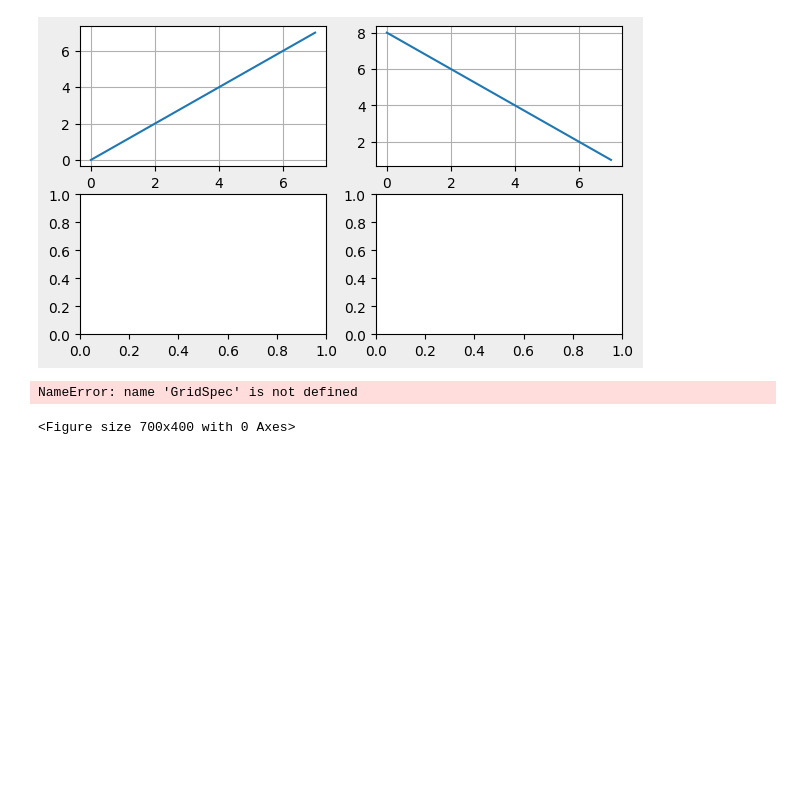
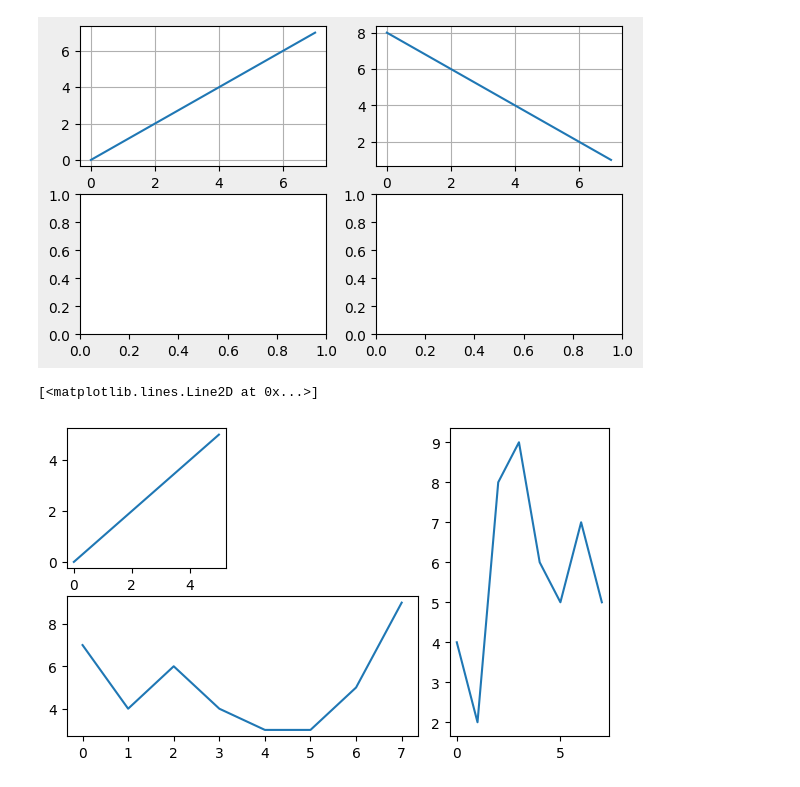
Before and after one commit to crissyro/base-of-DS, a Jupyter notebook: Basic of matplotlib.ipynb, the cells around one changed output. Cells and saved outputs as stored; diff of their text form; code cells hidden in the pictures; blank space fills up the shorter version.

Commit message:
continue matplotlib fix

```diff
--- a/Basic of matplotlib.ipynb
+++ b/Basic of matplotlib.ipynb
@@ -66,17 +66,17 @@ ax[0, 1].grid()
 # %% [output]
 [figure]
 # %%
-from ma
+from matplotlib.gridspec import GridSpec
 
 fig = plt.figure(figsize=(7,4))
 gs = GridSpec(ncols=3, nrows=2, figure=fig)
 
 ax1 = plt.subplot(gs[0,0])
 ax1.plot(np.arange(6))
 ax2 = fig.add_subplot(gs[1, 0:2])
-ax2.plot(np.random.randint(low=0, hight=10, size=(8)))
+ax2.plot(np.random.randint(low=0, high=10, size=(8)))
 ax3 = fig.add_subplot(gs[:, 2])
-ax3.plot(np.random.randint(low=0, hight=10, size=(8)))
+ax3.plot(np.random.randint(low=0, high=10, size=(8)))
 # %% [output]
-NameError: name 'GridSpec' is not defined
+[<matplotlib.lines.Line2D at 0x...>]
-<Figure size 700x400 with 0 Axes>
+[figure, added]
```
